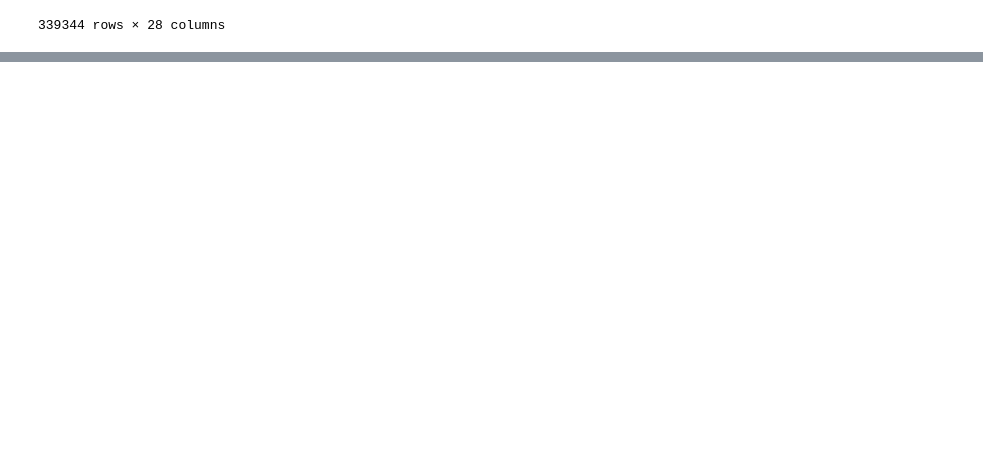
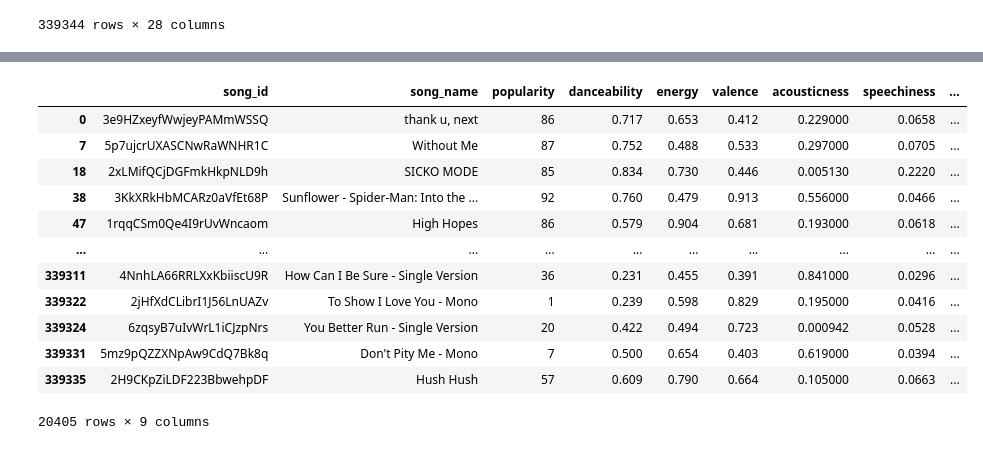
Before and after one commit to andr3w6826/hitformula.fm, a Jupyter notebook: andrew.ipynb, the cells around one changed output, grey strips where cells are left out. Drawn from its saved outputs; the diff is of its cells as text; code cells hidden in the pictures; blank space fills up the shorter version.

```diff
--- a/andrew.ipynb
+++ b/andrew.ipynb
@@ -132,0 +162,4 @@ df4_unique.to_csv('unique_songs.csv', sep=',', index=False)
+# %%
+# only display unique song_ids in df
+df_unique = df.drop_duplicates(subset=['song_id'])
+df_unique
@@ -132,0 +200,8 @@ df4_unique.to_csv('unique_songs.csv', sep=',', index=False)
+# %%
+# Step 1: Create a lookup dictionary of song_id → is_billboard (True/False)
+billboard_lookup = df_unique.set_index("song_id")["billboard"].notna()
+
+# # Step 2: Map this to df4_unique using song_id
+df4_unique["is_billboard"] = df4_unique["song_id"].map(billboard_lookup).fillna(False)
+
+df4_unique
@@ -132,0 +227,16 @@ df4_unique.to_csv('unique_songs.csv', sep=',', index=False)
+# %%
+df4_unique
+# %% [output]
+|  | song_id | song_name | popularity | danceability | energy | valence | acousticness | speechiness | ... |
+| 0 | 3e9HZxeyfWwjeyPAMmWSSQ | thank u, next | 86 | 0.717 | 0.653 | 0.412 | 0.229000 | 0.0658 | ... |
+| 7 | 5p7ujcrUXASCNwRaWNHR1C | Without Me | 87 | 0.752 | 0.488 | 0.533 | 0.297000 | 0.0705 | ... |
+| 18 | 2xLMifQCjDGFmkHkpNLD9h | SICKO MODE | 85 | 0.834 | 0.730 | 0.446 | 0.005130 | 0.2220 | ... |
+| 38 | 3KkXRkHbMCARz0aVfEt68P | Sunflower - Spider-Man: Into the ... | 92 | 0.760 | 0.479 | 0.913 | 0.556000 | 0.0466 | ... |
+| 47 | 1rqqCSm0Qe4I9rUvWncaom | High Hopes | 86 | 0.579 | 0.904 | 0.681 | 0.193000 | 0.0618 | ... |
+| ... | ... | ... | ... | ... | ... | ... | ... | ... | ... |
+| 339311 | 4NnhLA66RRLXxKbiiscU9R | How Can I Be Sure - Single Version | 36 | 0.231 | 0.455 | 0.391 | 0.841000 | 0.0296 | ... |
+| 339322 | 2jHfXdCLibrI1J56LnUAZv | To Show I Love You - Mono | 1 | 0.239 | 0.598 | 0.829 | 0.195000 | 0.0416 | ... |
+| 339324 | 6zqsyB7uIvWrL1iCJzpNrs | You Better Run - Single Version | 20 | 0.422 | 0.494 | 0.723 | 0.000942 | 0.0528 | ... |
+| 339331 | 5mz9pQZZXNpAw9CdQ7Bk8q | Don't Pity Me - Mono | 7 | 0.500 | 0.654 | 0.403 | 0.619000 | 0.0394 | ... |
+| 339335 | 2H9CKpZiLDF223BbwehpDF | Hush Hush | 57 | 0.609 | 0.790 | 0.664 | 0.105000 | 0.0663 | ... |
+20405 rows × 9 columns
```
Also changed, not shown: parts of 10 cells of this notebook, 4 other files.
